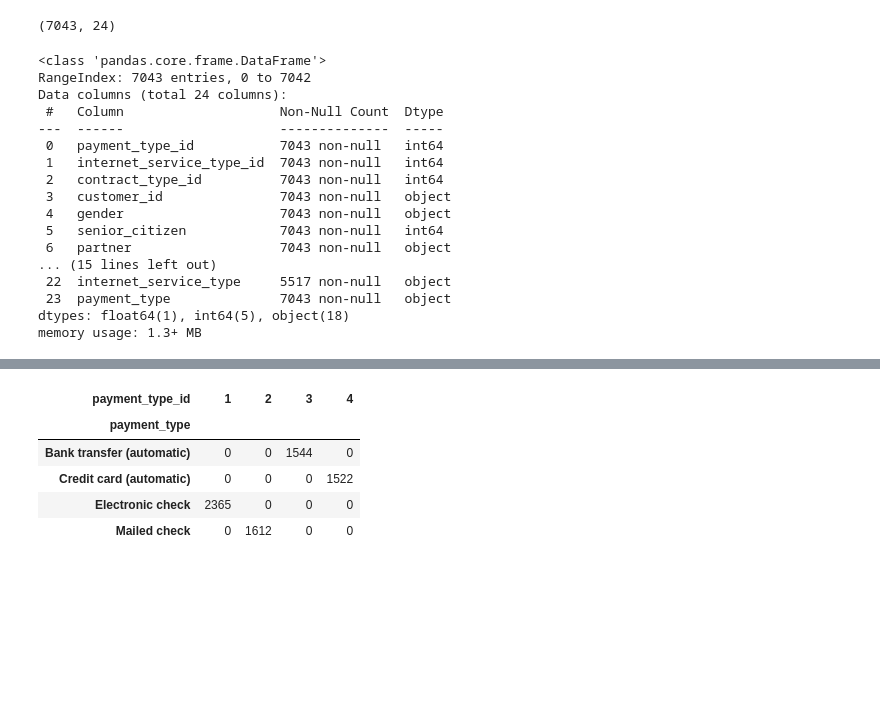
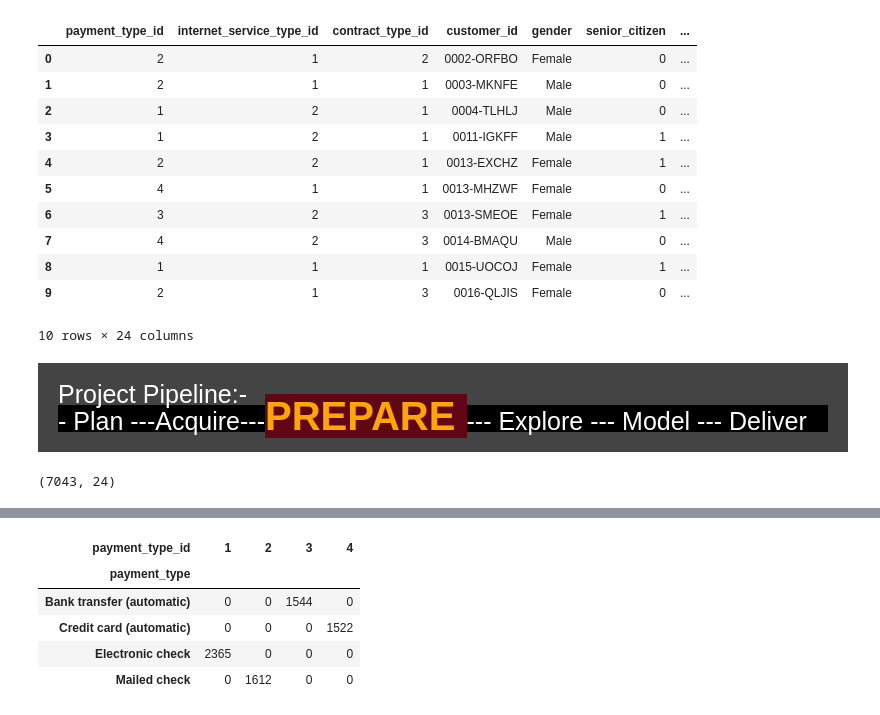
Before and after one commit to Ramiro-Lopez/telco_churn_project, a Jupyter notebook: pap.ipynb, the cells around one changed output, grey strips where cells are left out. Saved outputs shown, nothing was run; the diff lists cells and outputs as text; code cells hidden in the pictures; blank space fills up the shorter version.

```diff
--- a/pap.ipynb
+++ b/pap.ipynb
@@ -34 +37,27 @@ def get_telco_data(file_name="telco_churn.csv") -> pd.DataFrame:
+# %%
+# Acquireing and cashing data from SQL server
+df = a.get_telco_data()
+
+# Brief look at the data
+df.head(10)
+# %% [output]
+|  | payment_type_id | internet_service_type_id | contract_type_id | customer_id | gender | senior_citizen | ... |
+| 0 | 2 | 1 | 2 | 0002-ORFBO | Female | 0 | ... |
+| 1 | 2 | 1 | 1 | 0003-MKNFE | Male | 0 | ... |
+| 2 | 1 | 2 | 1 | 0004-TLHLJ | Male | 0 | ... |
+| 3 | 1 | 2 | 1 | 0011-IGKFF | Male | 1 | ... |
+| 4 | 2 | 2 | 1 | 0013-EXCHZ | Female | 1 | ... |
+| 5 | 4 | 1 | 1 | 0013-MHZWF | Female | 0 | ... |
+| 6 | 3 | 2 | 3 | 0013-SMEOE | Female | 1 | ... |
+| 7 | 4 | 2 | 3 | 0014-BMAQU | Male | 0 | ... |
+| 8 | 1 | 1 | 1 | 0015-UOCOJ | Female | 1 | ... |
+| 9 | 2 | 1 | 3 | 0016-QLJIS | Female | 0 | ... |
+10 rows × 24 columns
+# %% [markdown]
+<div style="background-color: #444444; padding: 20px; font-size: 25px; color: white;">
+    Project Pipeline:-
+    <div style="background-color: black;">
+        - Plan ---Acquire---<strong style="font-size: 40px; background-color:#610615; font-weight: bold; color: orange;">PREPARE </strong> --- Explore --- Model --- Deliver
+    </div>
+</div>
 # %%
@@ -36,23 +64,3 @@ df = get_telco_data()
 df.shape
 # %% [output]
 (7043, 24)
-# %%
-df.info()
-# %% [output]
-<class 'pandas.core.frame.DataFrame'>
-RangeIndex: 7043 entries, 0 to 7042
-Data columns (total 24 columns):
- #   Column                    Non-Null Count  Dtype
----  ------                    --------------  -----
- 0   payment_type_id           7043 non-null   int64
- 1   internet_service_type_id  7043 non-null   int64
- 2   contract_type_id          7043 non-null   int64
- 3   customer_id               7043 non-null   object
- 4   gender                    7043 non-null   object
- 5   senior_citizen            7043 non-null   int64
- 6   partner                   7043 non-null   object
-... (15 lines left out)
- 22  internet_service_type     5517 non-null   object
- 23  payment_type              7043 non-null   object
-dtypes: float64(1), int64(5), object(18)
-memory usage: 1.3+ MB
```
Also changed, not shown: parts of 12 cells of this notebook.
